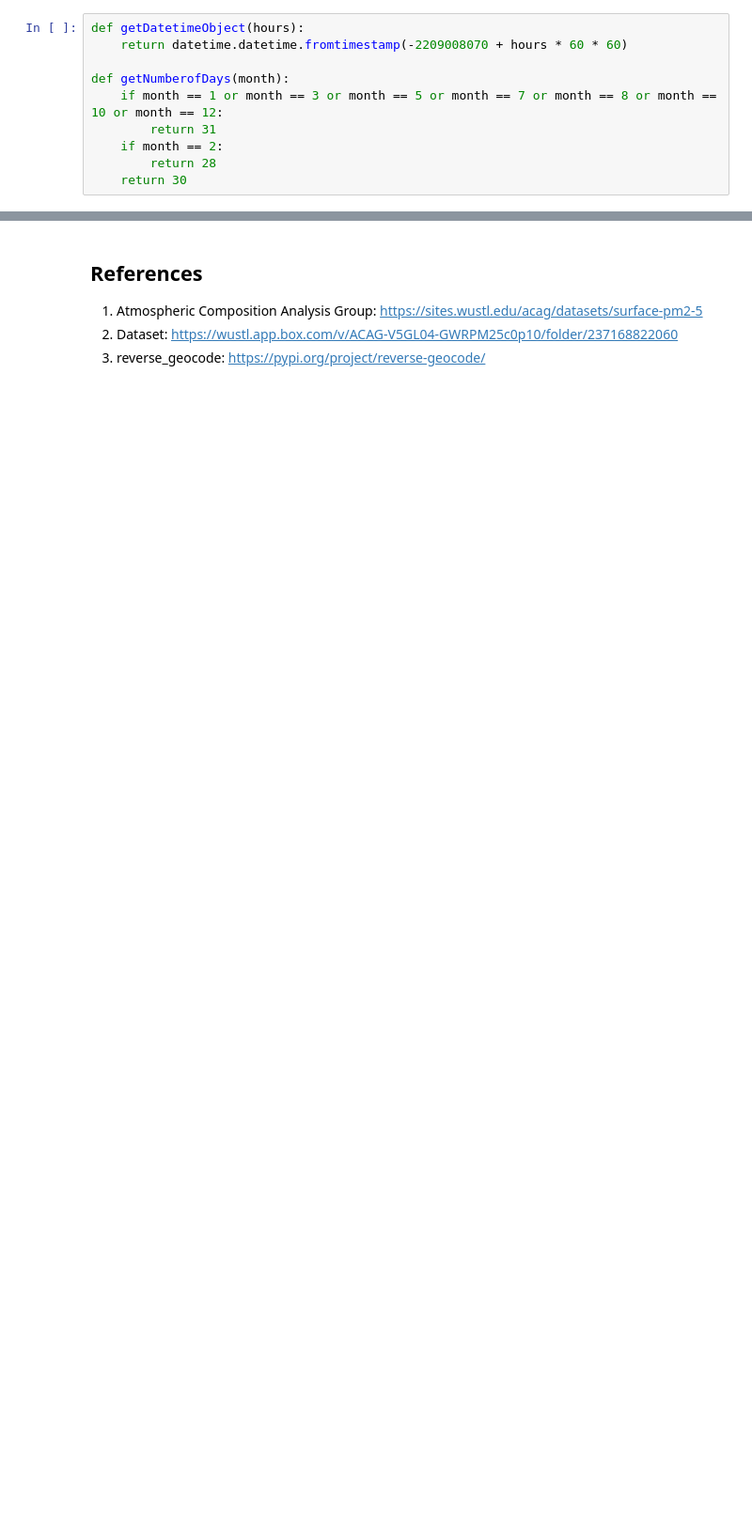
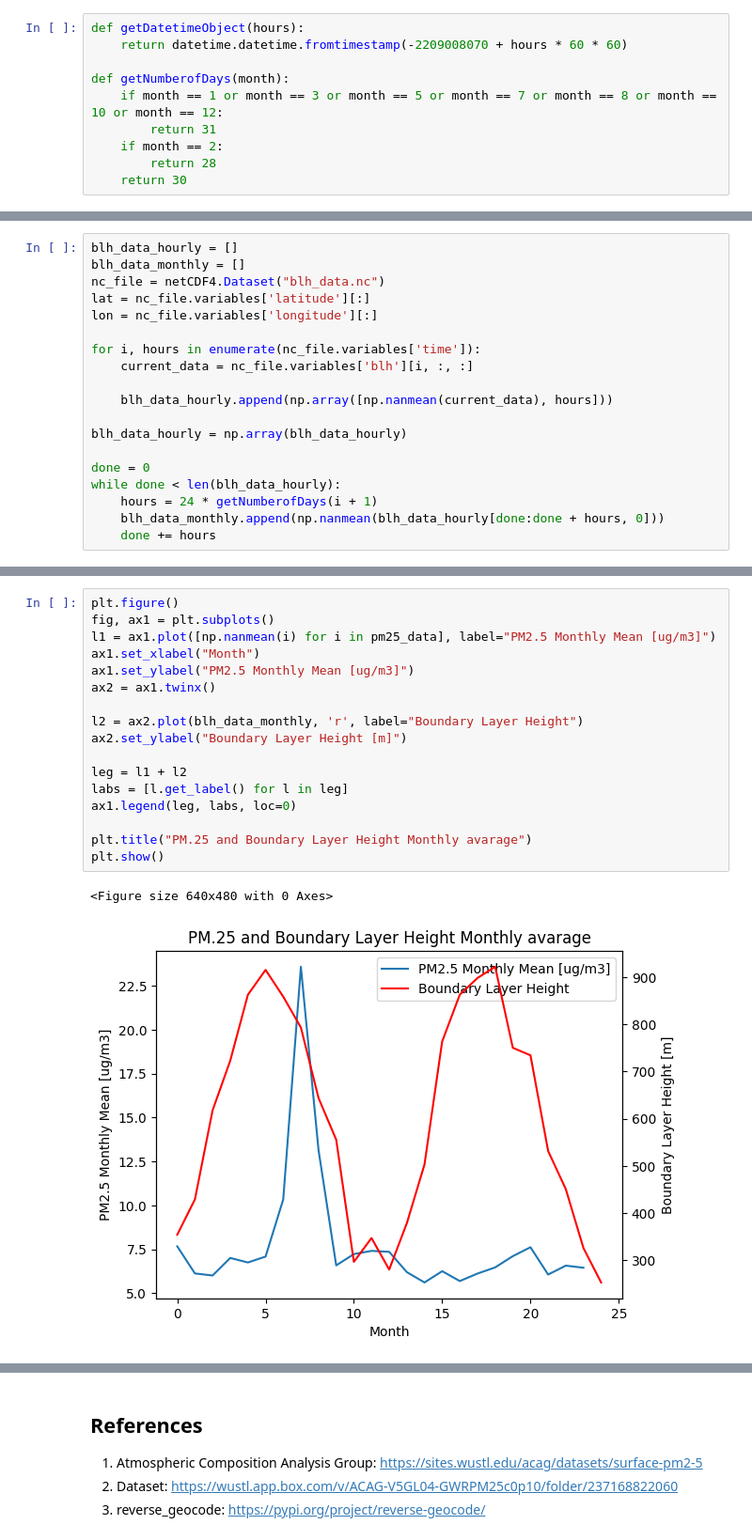
Before and after one commit to Karan-Gandhi/AQ-Data-Analysis, a Jupyter notebook: Project_Task_Submission.ipynb, the cells around one changed output, grey strips where cells are left out. Shown at 94% size. Saved outputs shown, nothing was run; the diff lists cells and outputs as text; blank space fills up the shorter version.

```diff
--- a/Project_Task_Submission.ipynb
+++ b/Project_Task_Submission.ipynb
@@ -807,0 +839,19 @@ def getNumberofDays(month):
+# %%
+blh_data_hourly = []
+blh_data_monthly = []
+nc_file = netCDF4.Dataset("blh_data.nc")
+lat = nc_file.variables['latitude'][:]
+lon = nc_file.variables['longitude'][:]
+
+for i, hours in enumerate(nc_file.variables['time']):
+    current_data = nc_file.variables['blh'][i, :, :]
+
+    blh_data_hourly.append(np.array([np.nanmean(current_data), hours]))
+
+blh_data_hourly = np.array(blh_data_hourly)
+
+done = 0
+while done < len(blh_data_hourly):
+    hours = 24 * getNumberofDays(i + 1)
+    blh_data_monthly.append(np.nanmean(blh_data_hourly[done:done + hours, 0]))
+    done += hours
@@ -807,0 +860,20 @@ def getNumberofDays(month):
+# %%
+plt.figure()
+fig, ax1 = plt.subplots()
+l1 = ax1.plot([np.nanmean(i) for i in pm25_data], label="PM2.5 Monthly Mean [ug/m3]")
+ax1.set_xlabel("Month")
+ax1.set_ylabel("PM2.5 Monthly Mean [ug/m3]")
+ax2 = ax1.twinx()
+
+l2 = ax2.plot(blh_data_monthly, 'r', label="Boundary Layer Height")
+ax2.set_ylabel("Boundary Layer Height [m]")
+
+leg = l1 + l2
+labs = [l.get_label() for l in leg]
+ax1.legend(leg, labs, loc=0)
+
+plt.title("PM.25 and Boundary Layer Height Monthly avarage")
+plt.show()
+# %% [output]
+<Figure size 640x480 with 0 Axes>
+[figure, added]
```
Also changed, not shown: parts of 21 cells of this notebook, 2 other files.
